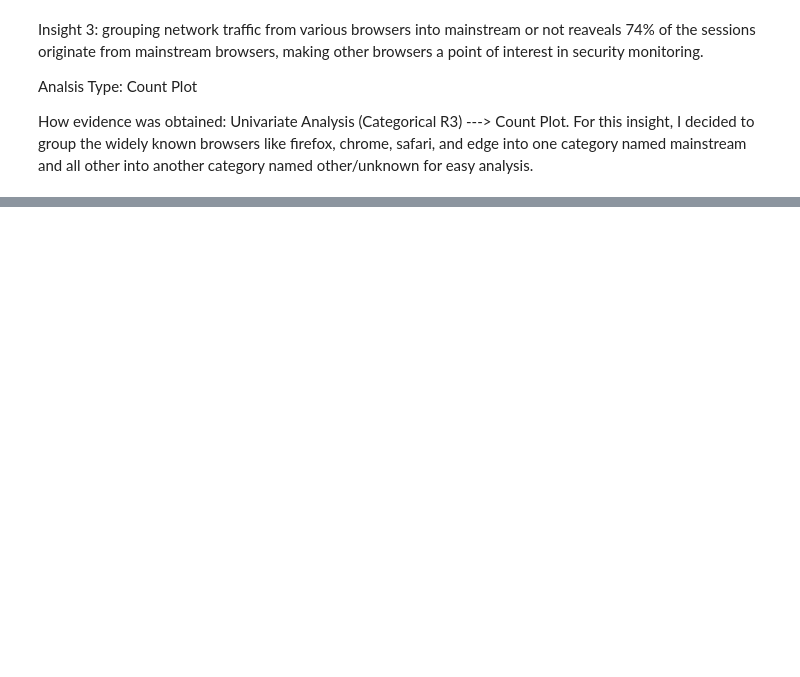
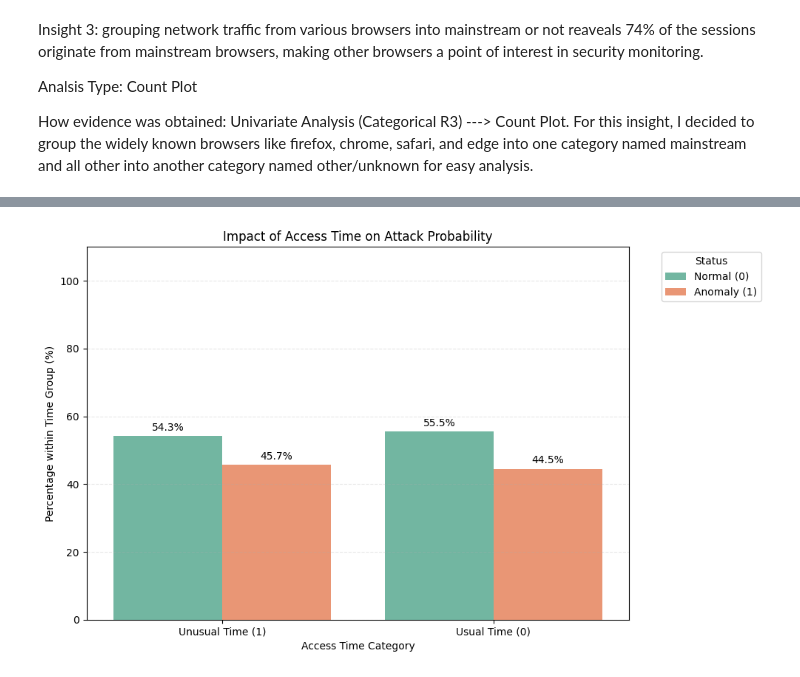
Before and after one commit to JamieBly/CSI4142_FundementalsOfDataScience_A1, a Jupyter notebook: Assignment1/CSI4142_Assignement1_BlyJ_300231604_SameedJ_300253861.ipynb, the cells around one changed output, grey strips where cells are left out. Saved outputs shown, nothing was run; the diff lists cells and outputs as text; code cells hidden in the pictures; blank space fills up the shorter version.

```diff
--- a/Assignment1/CSI4142_Assignement1_BlyJ_300231604_SameedJ_300253861.ipynb
+++ b/Assignment1/CSI4142_Assignement1_BlyJ_300231604_SameedJ_300253861.ipynb
@@ -481,0 +543,43 @@ How evidence was obtained: Univariate Analysis (Categorical R3) ---> Count Plot.
+# %%
+# r5: Categorical/Categorical Analysis (Time Access vs. Attack Detected)
+
+# 1. Map values to descriptive strings for a self-explanatory plot
+cyber_df['Time Category'] = cyber_df['unusual_time_access'].map({0: 'Usual Time (0)', 1: 'Unusual Time (1)'})
+cyber_df['Attack Status'] = cyber_df['attack_detected'].map({0: 'Normal (0)', 1: 'Anomaly (1)'})
+
+# 2. Calculate proportions WITHIN each time group
+# This ensures that both 'Usual Time' and 'Unusual Time' each sum to 100%
+props_time = (cyber_df.groupby("Time Category")['Attack Status']
+              .value_counts(normalize=True)
+              .rename("percentage")
+              .reset_index())
+
+# Convert to 0-100 scale for the plot
+props_time['percentage'] = props_time['percentage'] * 100
+
+plt.figure(figsize=(10, 6))
+
+# 3. Create the bar plot
+ax = sns.barplot(
+    data=props_time,
+    x='Time Category',
+    y='percentage',
+    hue='Attack Status',
+    palette='Set2'
+)
+
+# 4. Add labels and legend formatting (Requirement: Self-Explanatory)
+for container in ax.containers:
+    ax.bar_label(container, fmt='%.1f%%', padding=3)
+
+plt.title("Impact of Access Time on Attack Probability")
+plt.ylabel("Percentage within Time Group (%)")
+plt.xlabel("Access Time Category")
+plt.legend(title='Status', bbox_to_anchor=(1.05, 1), loc='upper left')
+plt.grid(axis='y', linestyle='--', alpha=0.3)
+plt.ylim(0, 110) # Set limit to 110% so labels fit
+
+plt.tight_layout()
+plt.show()
+# %% [output]
+[figure, added]
```
Also changed, not shown: parts of 18 cells of this notebook.
